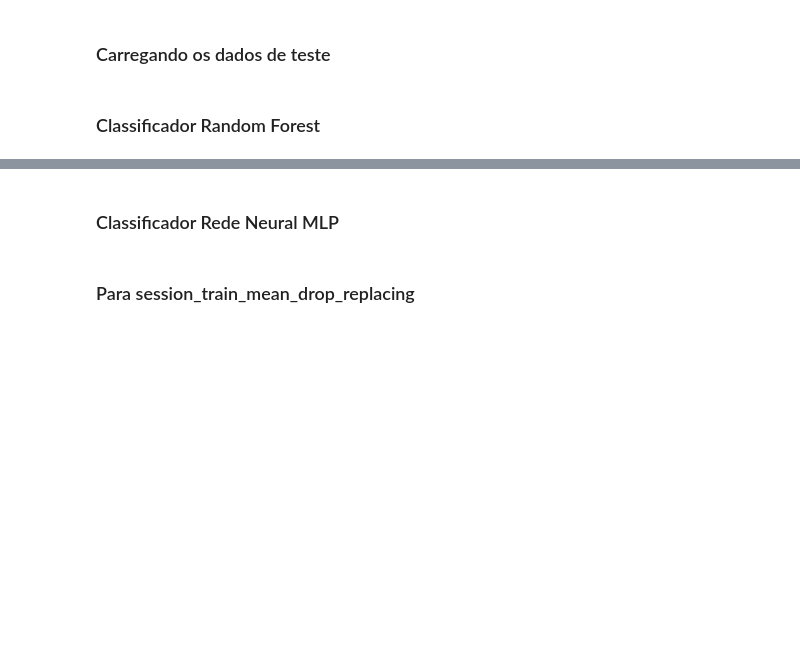
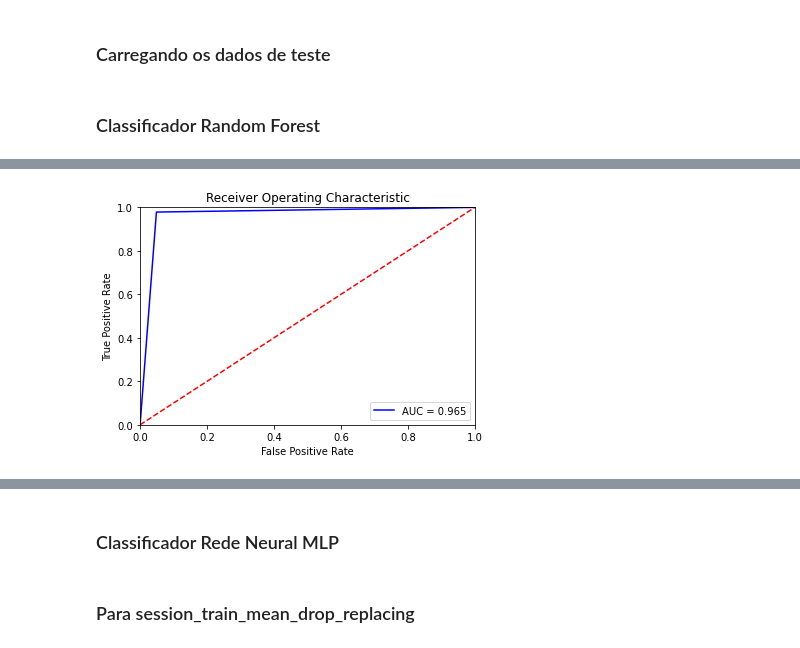
Before and after one commit to elaynelemos/prediction-of-orders-dmc, a Jupyter notebook: DataMining-Avaliation_testing.ipynb, the cells around one changed output, grey strips where cells are left out. Cells and saved outputs as stored; diff of their text form; code cells hidden in the pictures; blank space fills up the shorter version.

```diff
--- a/DataMining-Avaliation_testing.ipynb
+++ b/DataMining-Avaliation_testing.ipynb
@@ -69,3 +70,87 @@ session_test_X_median_replacing = pd.read_csv('data/session_test_X_median_replac
 session_test_X_min_replacing = pd.read_csv('data/session_test_X_min_replacing.csv')
 # %% [markdown]
 ### Classificador Random Forest
+# %%
+#Classificador Random Forest
+## Para session_train_mean_drop_replacing
+
+#DATA MINING
+#RC_mean_drop_replacing = RandomForestClassifier(n_estimators=100, max_features=10)
+#RC_mean_drop_replacing.fit(session_train_X_mean_drop_replacing, session_train_y_mean_drop_replacing.order.to_numpy())
+
+#CROSS-VALIDATION
+X = session_train_X_mean_drop_replacing
+y = session_train_y_mean_drop_replacing
+
+#X_train, X_test, y_train, y_test = train_test_split(X, y, test_size=0.33, random_state=42)
+
+kf = KFold(n_splits=10, random_state=42, shuffle=True)
+split_num = 1
+for train_index, test_index in kf.split(X):
+    print("\n NÚMERO DO SPLIT:", split_num)
+    split_num += 1
+    X_train, X_test = X.iloc[train_index], X.iloc[test_index]
+    y_train, y_test = y.iloc[train_index], y.iloc[test_index]
+
+    #DATA MINING
+    RC_mean_drop_replacing = RandomForestClassifier(n_estimators=100, max_features=10)
+    RC_mean_drop_replacing.fit(X_train, y_train.order.to_numpy())
+
+    #AVALIAÇÃO
+    #Passo 1: Recuperar a resposta do modelo para o conjunto de teste e armazenar em um vetor
+    y_pred = RC_mean_drop_replacing.predict(X_test)
+
+    #Passo 2: Gerar a Matriz de Confusão (linhas = real | colunas = previsto)
+    cm = confusion_matrix(y_test, y_pred)
+    df_cm = pd.DataFrame(cm)
+
+    ##Mudandando a ordem para vir primeiro 1 e depois 0
+    df_cm = df_cm[[1, 0]]
+    df_cm = df_cm.sort_index( ascending = False )
+    print("Matriz de Confusão (linhas = real | colunas = previsto):\n", df_cm)
+
+    #Passo 3: Recuperar os valores da matriz de confusão
+    # Verdadeiro positivo
+    a = df_cm.iloc[0,0]
+    # Falso positivo
+    b = df_cm.iloc[1,0]
+    # Falso negativo
+    c = df_cm.iloc[0, 1]
+    # Verdadeiro negativo
+    d = df_cm.iloc[1, 1]
+
+    ##Calculando a acurácia do modelo
+    acuracia = (a + d) / (a + b + c + d)
+    print("Acuracia:", acuracia)
+
+    ##Calculando a precisão do modelo
+    precisao = a / (a + b)
+    print("Precisão:", precisao)
+
+    ##Calculando a sensibilidade do modelo
+    sensibilidade = a / (a + c)
+    print("Sensibilidade:", sensibilidade)
+
+    ##Calculando a especificidade do modelo
+    especificidade = d / (b + d)
+    print("Especificidade:", especificidade)
+
+    ##Calculando a área sob a curva ROC
+    roc_auc = roc_auc_score(y_test, y_pred)
+    print("Área sob a curva ROC:", roc_auc)
+
+    ##Gerando o gráfico da área sob a curva ROC
+    fpr, tpr, _ = metrics.roc_curve(y_test, y_pred)
+    plt.title('Receiver Operating Characteristic')
+    plt.plot(fpr, tpr, 'b', label = 'AUC = %0.3f' % roc_auc)
+    plt.legend(loc = 'lower right')
+    plt.plot([0, 1], [0, 1],'r--')
+    plt.xlim([0, 1])
+    plt.ylim([0, 1])
+    plt.ylabel('True Positive Rate')
+    plt.xlabel('False Positive Rate')
+    plt.show()
+
+    #Gerando a base de predição:
+    #RC_y_pred_mean_drop_replacing = RC_mean_drop_replacing.predict(session_test_X_mean_drop_replacing)
+# %% [output]
@@ -71,0 +166 @@ session_test_X_min_replacing = pd.read_csv('data/session_test_X_min_replacing.cs
+[figure, added]
```
Also changed, not shown: parts of 25 cells of this notebook.
